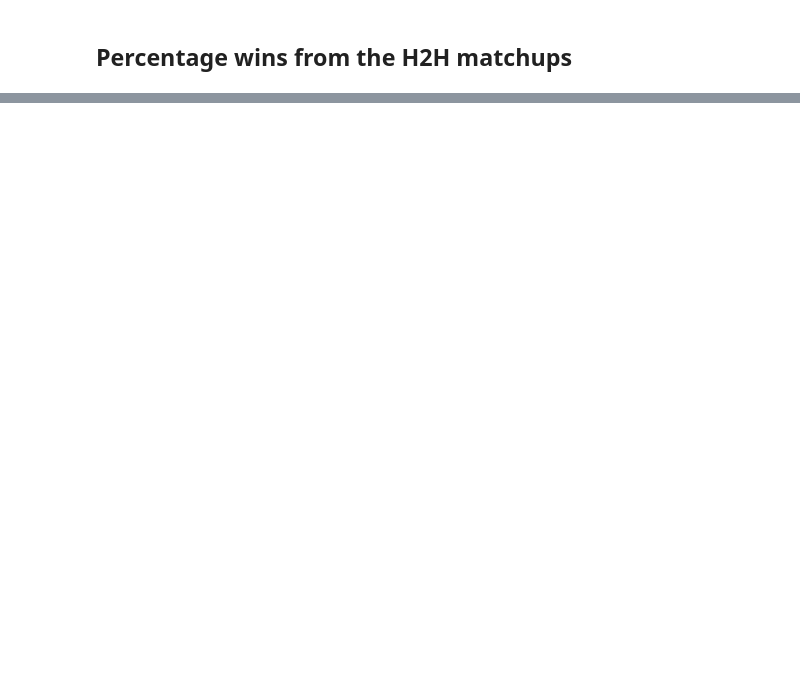
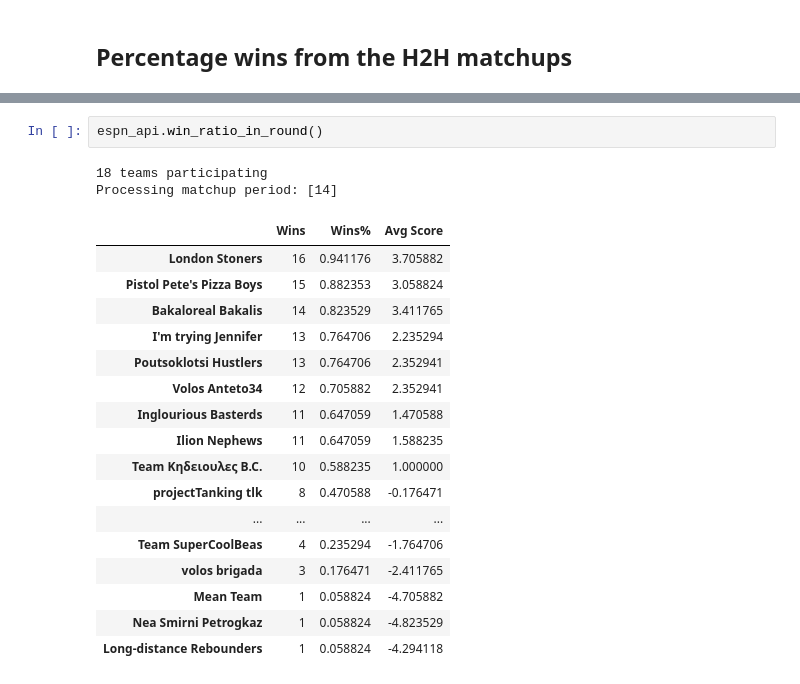
Before and after one commit to giasemidis/espn-nba-fantasy, a Jupyter notebook: notebooks/post_round_analysis.ipynb, the cells around one changed output, grey strips where cells are left out. Drawn from its saved outputs; the diff is of its cells as text; blank space fills up the shorter version.

```diff
--- a/notebooks/post_round_analysis.ipynb
+++ b/notebooks/post_round_analysis.ipynb
@@ -65,0 +99,22 @@ aggr_round_scores.rename(index=espn_api.team_abbr_name_dict).sort_values('Wins',
+# %%
+espn_api.win_ratio_in_round()
+# %% [output]
+18 teams participating
+Processing matchup period: [14]
+|  | Wins | Wins% | Avg Score |
+| London Stoners | 16 | 0.941176 | 3.705882 |
+| Pistol Pete's Pizza Boys | 15 | 0.882353 | 3.058824 |
+| Bakaloreal Bakalis | 14 | 0.823529 | 3.411765 |
+| I'm trying Jennifer | 13 | 0.764706 | 2.235294 |
+| Poutsoklotsi Hustlers | 13 | 0.764706 | 2.352941 |
+| Volos Anteto34 | 12 | 0.705882 | 2.352941 |
+| Inglourious Basterds | 11 | 0.647059 | 1.470588 |
+| Ilion Nephews | 11 | 0.647059 | 1.588235 |
+| Team Kηδειουλες B.C. | 10 | 0.588235 | 1.000000 |
+| projectTanking tlk | 8 | 0.470588 | -0.176471 |
+| ... | ... | ... | ... |
+| Team SuperCoolBeas | 4 | 0.235294 | -1.764706 |
+| volos brigada | 3 | 0.176471 | -2.411765 |
+| Mean Team | 1 | 0.058824 | -4.705882 |
+| Nea Smirni Petrogkaz | 1 | 0.058824 | -4.823529 |
+| Long-distance Rebounders | 1 | 0.058824 | -4.294118 |
```
Also changed, not shown: parts of 18 cells of this notebook, 4 other files.
